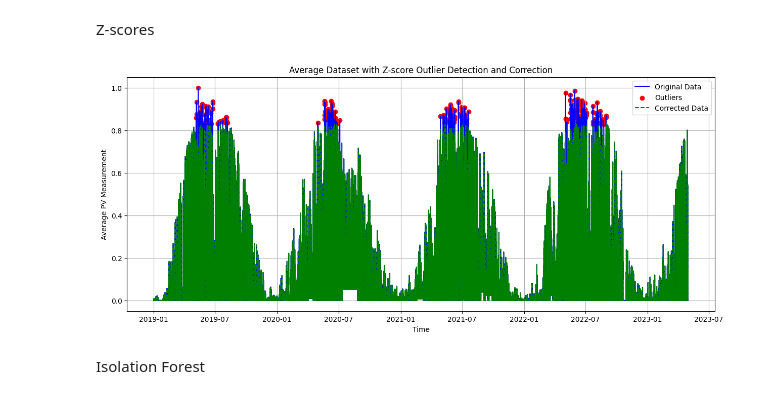
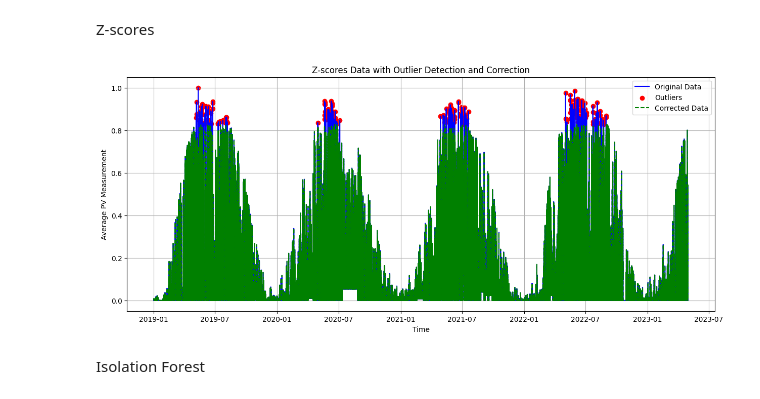
Before and after one commit to simenstang/TDT4173, a Jupyter notebook: data/notebooks_trials/simen_notebook.ipynb, the cells around one changed output. Drawn from its saved outputs; the diff is of its cells as text; code cells hidden in the pictures.

```diff
--- a/data/notebooks_trials/simen_notebook.ipynb
+++ b/data/notebooks_trials/simen_notebook.ipynb
@@ -252,17 +252,10 @@ train_b.set_index('time', inplace=True)
 train_c.set_index('time', inplace=True)
 
 dfs = [train_a['pv_measurement'], train_b['pv_measurement'], train_c['pv_measurement']]
-all_measurements = pd.concat(dfs, axis=1, join='outer')
+all_measurements_average = pd.concat(dfs, axis=1, join='outer')
 
-all_measurements.dropna(how='all', inplace=True)
+all_measurements_average.dropna(how='all', inplace=True)
 
-all_measurements['average_pv_measurement'] = all_measurements.mean(axis=1, skipna=True)
+all_measurements_average['average_pv_measurement'] = all_measurements_average.mean(axis=1, skipna=True)
 
-all_measurements['day_of_week'] = all_measurements.index.dayofweek  # Monday=0, Sunday=6
-all_measurements['week_of_year'] = all_measurements.index.isocalendar().week
-all_measurements['hour_of_day'] = all_measurements.index.hour
-all_measurements['month'] = all_measurements.index.month
-
-all_measurements.reset_index(drop=True, inplace=True)
-
-average_dataset = all_measurements[['average_pv_measurement']].reset_index()
+average_dataset = all_measurements_average[['average_pv_measurement']].reset_index()
@@ -354,36 +348,38 @@ Z-scores
 # %%
 # Using the previously computed average_dataset
 from scipy.stats import zscore
+# 1. Create a copy of the average_dataset to not change its original content
+z_scores_data = average_dataset.copy()
 
-# 1. Calculate Z-scores
-average_dataset['z_scores'] = zscore(average_dataset['average_pv_measurement'])
+# 2. Calculate Z-scores
+z_scores_data['z_scores'] = zscore(z_scores_data['average_pv_measurement'])
 
-# 2. Identify outliers
+# 3. Identify outliers
 threshold = 4
-outliers = (average_dataset['z_scores'] > threshold) | (average_dataset['z_scores'] < -threshold)
+outliers = (z_scores_data['z_scores'] > threshold) | (z_scores_data['z_scores'] < -threshold)
 
 # Plot original data
 plt.figure(figsize=(15,6))
-plt.plot(average_dataset['time'], average_dataset['average_pv_measurement'], label='Original Data', color='blue')
+plt.plot(z_scores_data['time'], z_scores_data['average_pv_measurement'], label='Original Data', color='blue')
 
 # Highlight outliers
-plt.scatter(average_dataset['time'][outliers], average_dataset['average_pv_measurement'][outliers], color='red', label='Outliers')
+plt.scatter(z_scores_data['time'][outliers], z_scores_data['average_pv_measurement'][outliers], color='red', label='Outliers')
 
-# 3. Substitute outliers with approximations
-median_value = average_dataset.loc[~outliers, 'average_pv_measurement'].median()
-average_dataset.loc[outliers, 'average_pv_measurement'] = median_value
+# 4. Substitute outliers with approximations
+median_value = z_scores_data.loc[~outliers, 'average_pv_measurement'].median()
+z_scores_data.loc[outliers, 'average_pv_measurement'] = median_value
 
 # Plot corrected data
-plt.plot(average_dataset['time'], average_dataset['average_pv_measurement'], label='Corrected Data', color='green', linestyle='--')
+plt.plot(z_scores_data['time'], z_scores_data['average_pv_measurement'], label='Corrected Data', color='green', linestyle='--')
 
 plt.legend()
-plt.title("Average Dataset with Z-score Outlier Detection and Correction")
+plt.title("Z-scores Data with Outlier Detection and Correction")
 plt.xlabel("Time")
 plt.ylabel("Average PV Measurement")
 plt.grid(True)
 plt.show()
 # %% [output]
-[figure, old version]
+[figure, new version]
 # %% [markdown]
 Isolation Forest
 # %%
```
Also changed, not shown: parts of 21 cells of this notebook.
